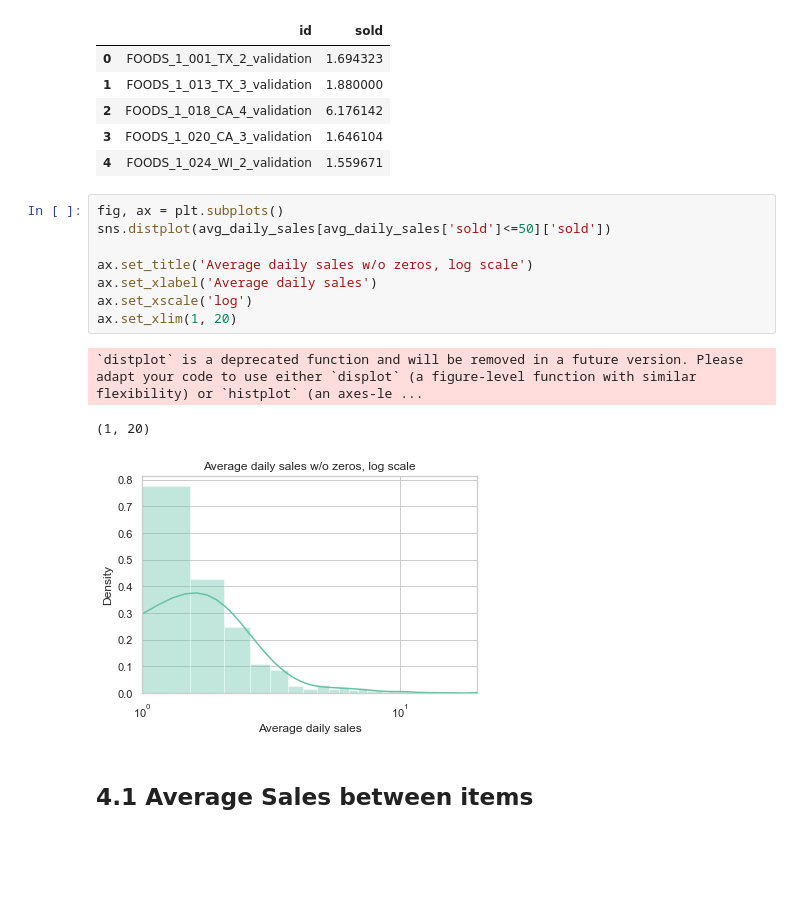
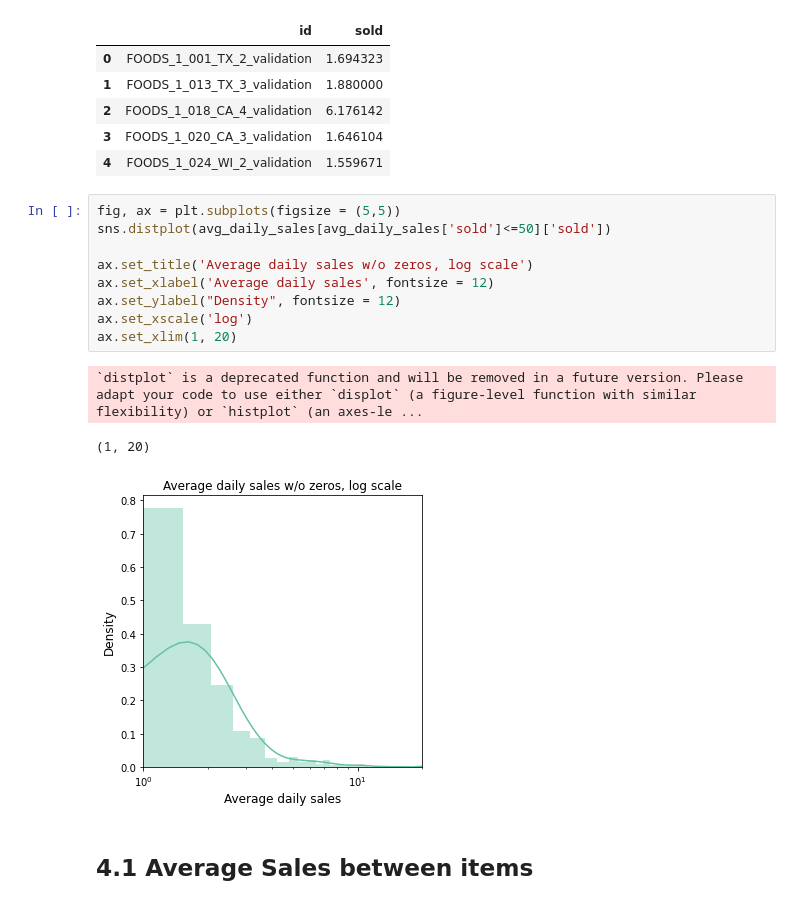
Before and after one commit to ixiaopan/GroupWork, a Jupyter notebook: AML/EDA-Panpan.ipynb, the cells around one changed output. Drawn from its saved outputs; the diff is of its cells as text; blank space fills up the shorter version.

```diff
--- a/AML/EDA-Panpan.ipynb
+++ b/AML/EDA-Panpan.ipynb
@@ -665,17 +662,18 @@ avg_daily_sales.head()
 | 3 | FOODS_1_020_CA_3_validation | 1.646104 |
 | 4 | FOODS_1_024_WI_2_validation | 1.559671 |
 # %%
-fig, ax = plt.subplots()
+fig, ax = plt.subplots(figsize = (5,5))
 sns.distplot(avg_daily_sales[avg_daily_sales['sold']<=50]['sold'])
 
 ax.set_title('Average daily sales w/o zeros, log scale')
-ax.set_xlabel('Average daily sales')
+ax.set_xlabel('Average daily sales', fontsize = 12)
+ax.set_ylabel("Density", fontsize = 12)
 ax.set_xscale('log')
 ax.set_xlim(1, 20)
 # %% [output]
 `distplot` is a deprecated function and will be removed in a future version. Please adapt your code to use either `displot` (a figure-level function with similar flexibility) or `histplot` (an axes-le ...
 (1, 20)
-[figure, old version]
+[figure, new version]
 # %% [markdown]
 ## 4.1 Average Sales between items
 # %%
```
Also changed, not shown: parts of 8 cells of this notebook.
